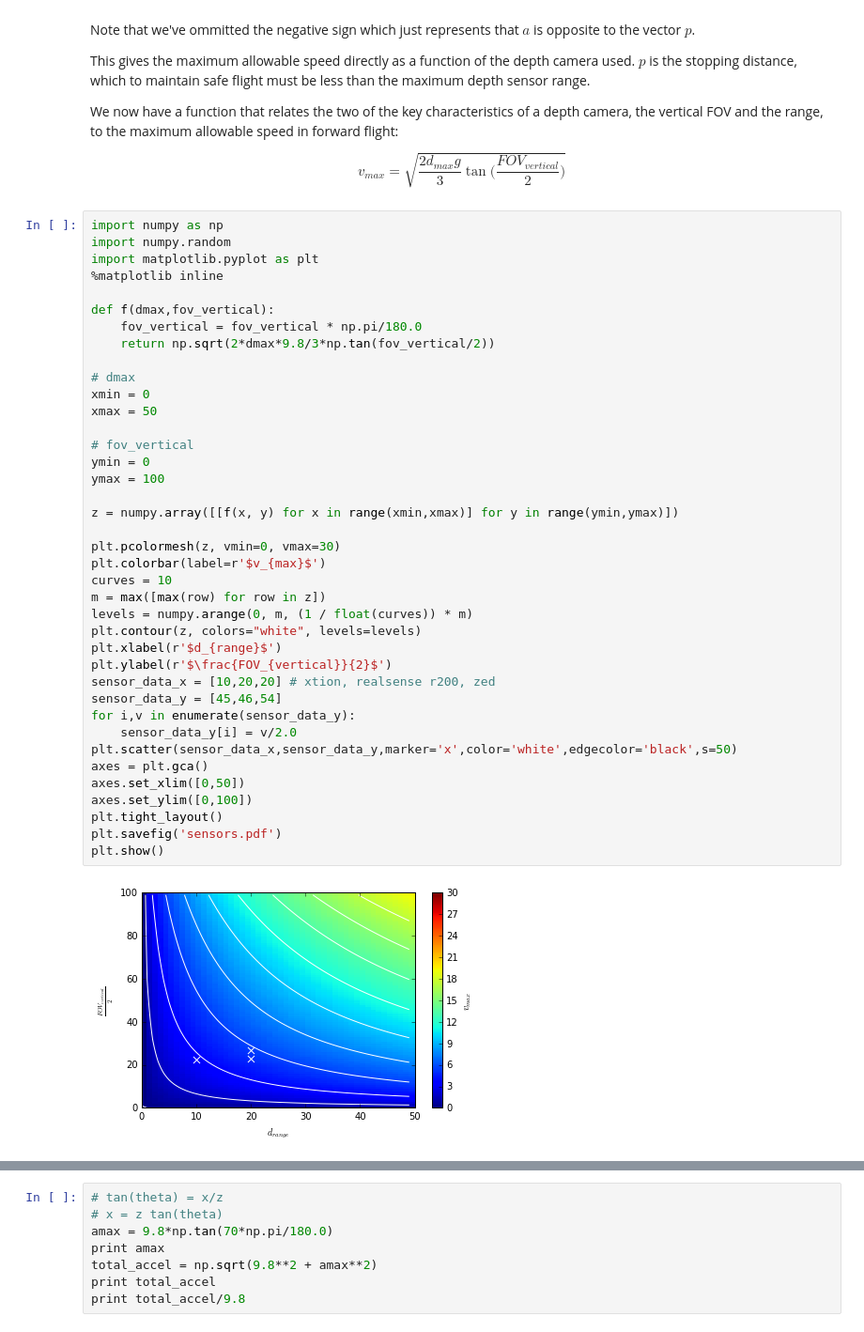
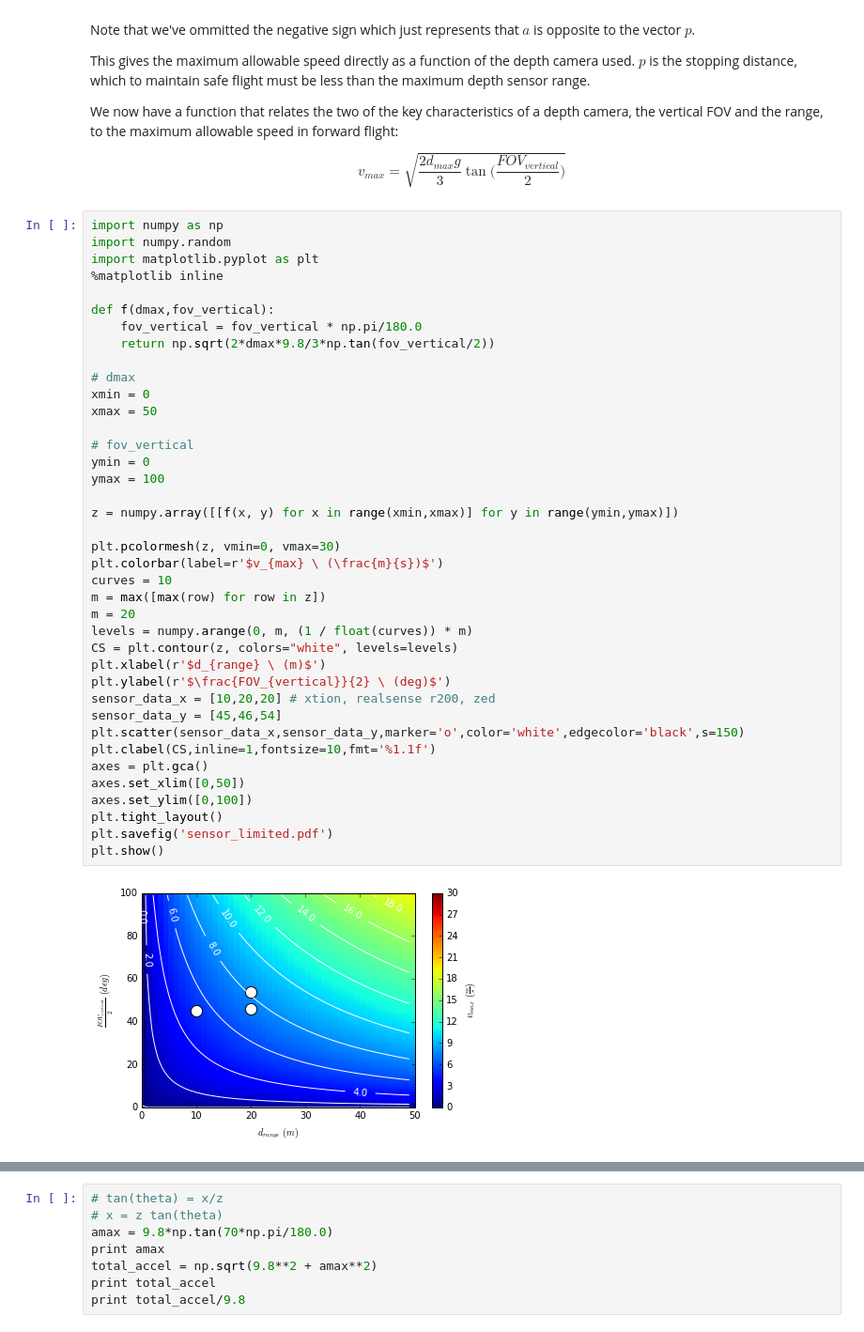
Before and after one commit to peteflorence/analysis-nanomap, a Jupyter notebook: Why memory.ipynb, the cells around one changed output, grey strips where cells are left out. Shown: that part at 94% size. Saved outputs shown, nothing was run; the diff lists cells and outputs as text.

```diff
--- a/Why memory.ipynb
+++ b/Why memory.ipynb
@@ -23,39 +23,39 @@ import numpy as np
 import numpy.random
 import matplotlib.pyplot as plt
 %matplotlib inline
 
 def f(dmax,fov_vertical):
     fov_vertical = fov_vertical * np.pi/180.0
     return np.sqrt(2*dmax*9.8/3*np.tan(fov_vertical/2))
 
 # dmax
 xmin = 0
 xmax = 50
 
 # fov_vertical
 ymin = 0
 ymax = 100
 
 z = numpy.array([[f(x, y) for x in range(xmin,xmax)] for y in range(ymin,ymax)])
 
 plt.pcolormesh(z, vmin=0, vmax=30)
-plt.colorbar(label=r'$v_{max}$')
+plt.colorbar(label=r'$v_{max} \ (\frac{m}{s})$')
 curves = 10
 m = max([max(row) for row in z])
+m = 20
 levels = numpy.arange(0, m, (1 / float(curves)) * m)
-plt.contour(z, colors="white", levels=levels)
-plt.xlabel(r'$d_{range}$')
-plt.ylabel(r'$\frac{FOV_{vertical}}{2}$')
+CS = plt.contour(z, colors="white", levels=levels)
+plt.xlabel(r'$d_{range} \ (m)$')
+plt.ylabel(r'$\frac{FOV_{vertical}}{2} \ (deg)$')
 sensor_data_x = [10,20,20] # xtion, realsense r200, zed
 sensor_data_y = [45,46,54]
-for i,v in enumerate(sensor_data_y):
-    sensor_data_y[i] = v/2.0
-plt.scatter(sensor_data_x,sensor_data_y,marker='x',color='white',edgecolor='black',s=50)
+plt.scatter(sensor_data_x,sensor_data_y,marker='o',color='white',edgecolor='black',s=150)
+plt.clabel(CS,inline=1,fontsize=10,fmt='%1.1f')
 axes = plt.gca()
 axes.set_xlim([0,50])
 axes.set_ylim([0,100])
 plt.tight_layout()
-plt.savefig('sensors.pdf')
+plt.savefig('sensor_limited.pdf')
 plt.show()
 # %% [output]
-[figure, old version]
+[figure, new version]
```
Also changed, not shown: parts of 2 cells of this notebook.
